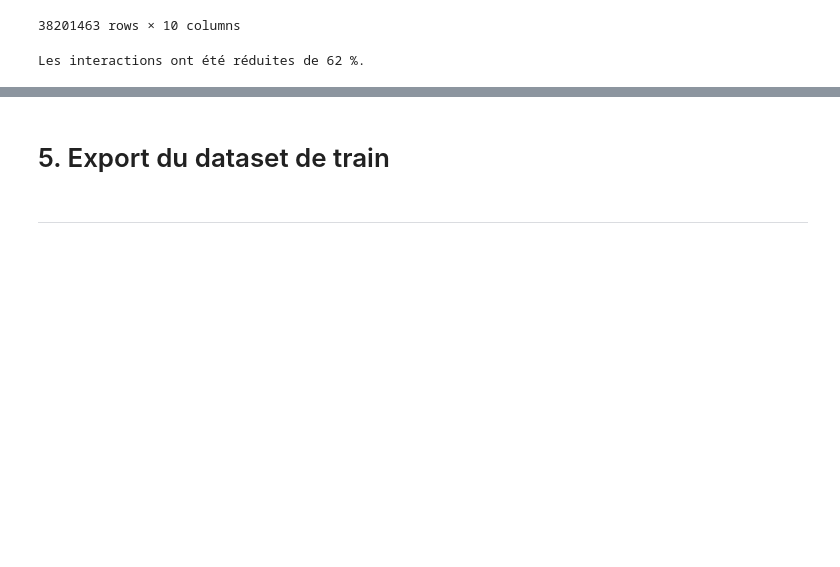
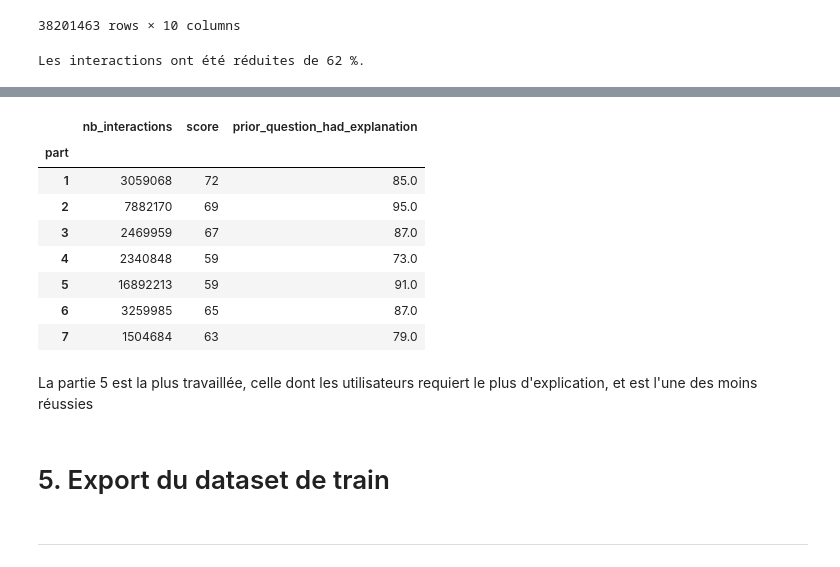
Before and after one commit to Adrian1903/Participez-a-une-competition-Kaggle, a Jupyter notebook: dev/01_nettoyage.ipynb, the cells around one changed output, grey strips where cells are left out. Saved outputs shown, nothing was run; the diff lists cells and outputs as text; code cells hidden in the pictures; blank space fills up the shorter version.

Commit message:
Mise à jour du nettoyage

```diff
--- a/dev/01_nettoyage.ipynb
+++ b/dev/01_nettoyage.ipynb
@@ -275,0 +318,13 @@ TO DO
+# %%
+%%time
+
+agg = {'row_id' : 'count',
+       'answered_correctly' : lambda x: round(x.mean() * 100),
+       'prior_question_had_explanation' : lambda x: round(x.mean() * 100)}
+
+part_info = reduced_train.groupby('part').agg(agg)
+part_info = part_info.rename(columns={'row_id' : 'nb_interactions',
+                                   'content_id' : 'nb_jours',
+                                   'answered_correctly' : 'score'})
+part_info
+# %% [output]
@@ -276,3 +332,14 @@ TO DO
+|  | nb_interactions | score | prior_question_had_explanation |
+| part |  |  |  |
+| 1 | 3059068 | 72 | 85.0 |
+| 2 | 7882170 | 69 | 95.0 |
+| 3 | 2469959 | 67 | 87.0 |
+| 4 | 2340848 | 59 | 73.0 |
+| 5 | 16892213 | 59 | 91.0 |
+| 6 | 3259985 | 65 | 87.0 |
+| 7 | 1504684 | 63 | 79.0 |
+# %% [markdown]
+La partie 5 est la plus travaillée, celle dont les utilisateurs requiert le plus d'explication, et est l'une des moins réussies
 # %% [markdown]
 # 5. Export du dataset de train
 # %%
```
Also changed, not shown: parts of 18 cells of this notebook.
